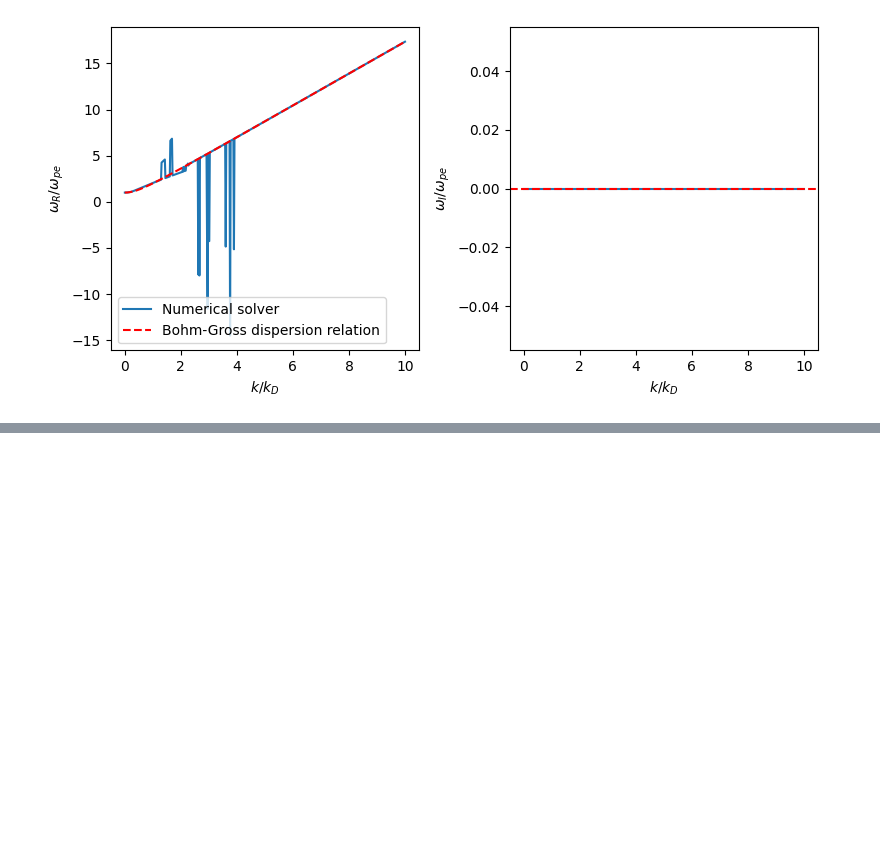
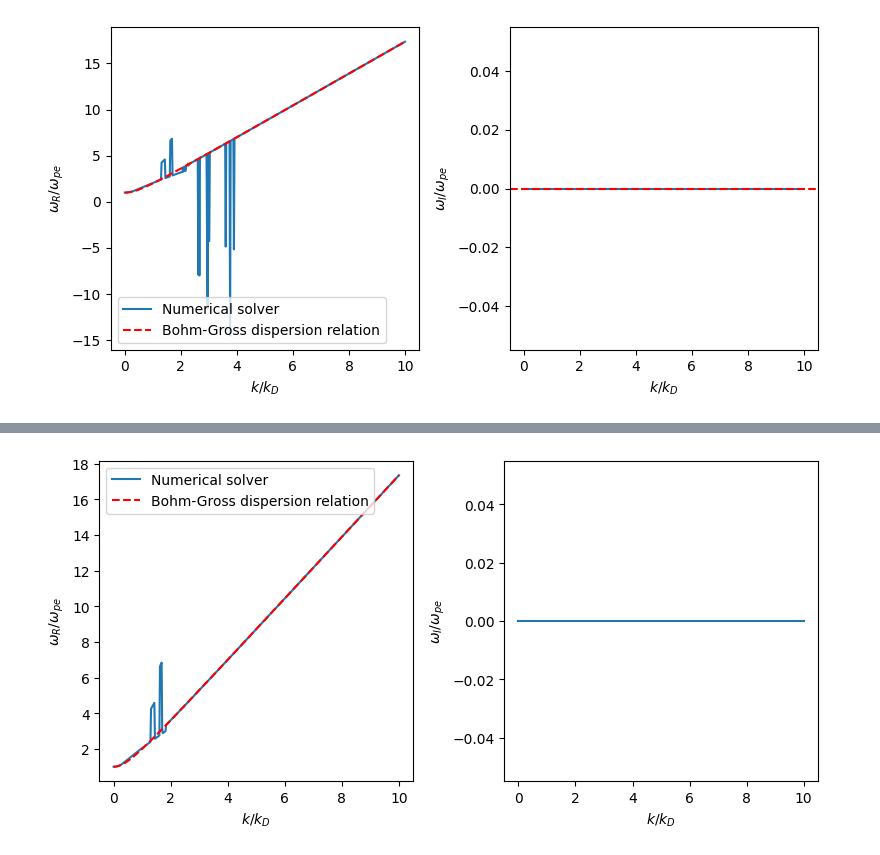
Before and after one commit to mattketk/brillouin-multispecies, a Jupyter notebook: NumericalDispersionRelation.ipynb, the cells around one changed output, grey strips where cells are left out. Cells and saved outputs as stored; diff of their text form; code cells hidden in the pictures; blank space fills up the shorter version.

```diff
--- a/NumericalDispersionRelation.ipynb
+++ b/NumericalDispersionRelation.ipynb
@@ -20,6 +20,8 @@ def e_dielectric(wb_r, wb_i, kb):
     # wb is the frequency normalized to the electron plasma frequency
     wb = wb_r + 1j * wb_i
     return 1 - zprime(wb/(2**0.5*kb))/(2*kb*kb)
+
+def two_ion_dielectric(
 
 kbkb = np.linspace(0, 10, 512)
 wbwb = np.zeros_like(kbkb)
@@ -51,0 +64,44 @@ fig.tight_layout()
+# %%
+d1 = np.sqrt(1 / 1836)
+d2 = np.sqrt(1 / 1836)
+e1 = np.sqrt(0.5)
+e2 = np.sqrt(0.01)
+Te = 1.
+T1 = 0.4
+T2 = 0.3
+
+def two_ion_dielectric(wb_r, wb_i, kb, d1, d2, e1, e2, T1, T2, Te):
+    wb = wb_r + 1j * wb_i
+    electron_term = zprime(wb/(2**0.5*kb))/(2*kb*kb)
+    ion1_term = (e1*e1*Te)/(2*T1*kb*kb) * zprime(np.sqrt(Te/(2*T1*d1*d1)) * wb/kb)
+    ion2_term = (e2*e2*Te)/(2*T2*kb*kb) * zprime(np.sqrt(Te/(2*T2*d2*d2)) * wb/kb)
+    return 1 - electron_term - ion1_term - ion2_term
+
+kbkb = np.linspace(0, 10, 512)
+wbwb = np.zeros_like(kbkb)
+for i in range(len(kbkb)):
+    guess_wr = np.sqrt(1+3*kbkb[i]*kbkb[i])
+    def helper(wb):
+        wb_r, wb_i = wb
+        d = two_ion_dielectric(wb_r, wb_i, kbkb[i], d1, d2, e1, e2, T1, T2, Te)
+        return [d.real, d.imag]
+    sol = root(helper, (guess_wr, 0))
+    wbwb[i] = sol.x[0] + 1j * sol.x[1]
+# %%
+fig, (ax_r, ax_i) = plt.subplots(1, 2, figsize=(8,4))
+
+ax_r.plot(kbkb, np.real(wbwb), label='Numerical solver')
+ax_r.plot(kbkb, np.sqrt(1+3*kbkb**2), ls='--', color='r', label='Bohm-Gross dispersion relation')
+ax_r.legend()
+ax_r.set_xlabel(r'$k / k_D$')
+ax_r.set_ylabel(r'$\omega_R/\omega_{pe}$')
+
+ax_i.plot(kbkb, np.imag(wbwb))
+ax_i.set_xlabel(r'$k / k_D$')
+ax_i.set_ylabel(r'$\omega_I/\omega_{pe}$')
+# ax_i.axhline(0, ls='--', color='r')
+
+
+fig.tight_layout()
+# %% [output]
+[figure, added]
```
Also changed, not shown: parts of 2 cells of this notebook.
